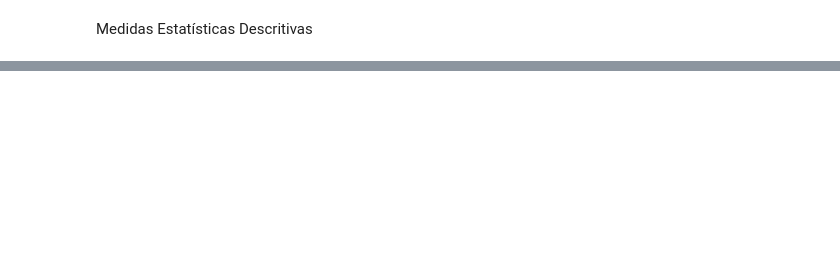
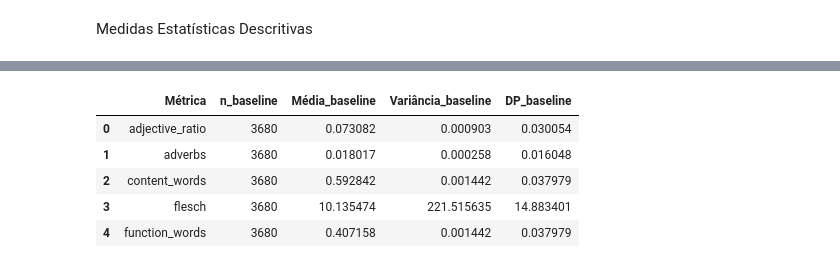
Before and after one commit to Thiago-Ruiz/Projeto-Mestrado, a Jupyter notebook: Experimentos/Analise-metricas.ipynb, the cells around one changed output, grey strips where cells are left out. Drawn from its saved outputs; the diff is of its cells as text; code cells hidden in the pictures; blank space fills up the shorter version.

```diff
--- a/Experimentos/Analise-metricas.ipynb
+++ b/Experimentos/Analise-metricas.ipynb
@@ -70,0 +54,44 @@ Desvio Padrão das Métricas
+# %%
+df = df_metrics.copy()
+
+baseline_years = [2020, 2021, 2022]
+
+
+baseline_results = []
+
+
+for metric in df['Métrica'].unique():
+    df_metric = df[df['Métrica'] == metric]
+
+
+    df_base = df_metric[df_metric['Ano'].isin(baseline_years)]
+
+
+    n1 = df_base['n'].sum()
+
+
+    s1_squared = np.sum((df_base['n'] - 1) * df_base['Desvio Padrão']**2) / (n1 - len(df_base))
+
+
+    x1 = np.average(df_base['Média'], weights=df_base['n'])
+
+    # Armazena resultado
+    baseline_results.append({
+        'Métrica': metric,
+        'n_baseline': n1,
+        'Média_baseline': x1,
+        'Variância_baseline': s1_squared,
+        'DP_baseline': np.sqrt(s1_squared)
+    })
+
+# Converte para DataFrame
+df_baseline = pd.DataFrame(baseline_results)
+
+df_baseline.head()
+# %% [output]
+|  | Métrica | n_baseline | Média_baseline | Variância_baseline | DP_baseline |
+| 0 | adjective_ratio | 3680 | 0.073082 | 0.000903 | 0.030054 |
+| 1 | adverbs | 3680 | 0.018017 | 0.000258 | 0.016048 |
+| 2 | content_words | 3680 | 0.592842 | 0.001442 | 0.037979 |
+| 3 | flesch | 3680 | 10.135474 | 221.515635 | 14.883401 |
+| 4 | function_words | 3680 | 0.407158 | 0.001442 | 0.037979 |
```
Also changed, not shown: parts of 11 cells of this notebook, 3 other files.
